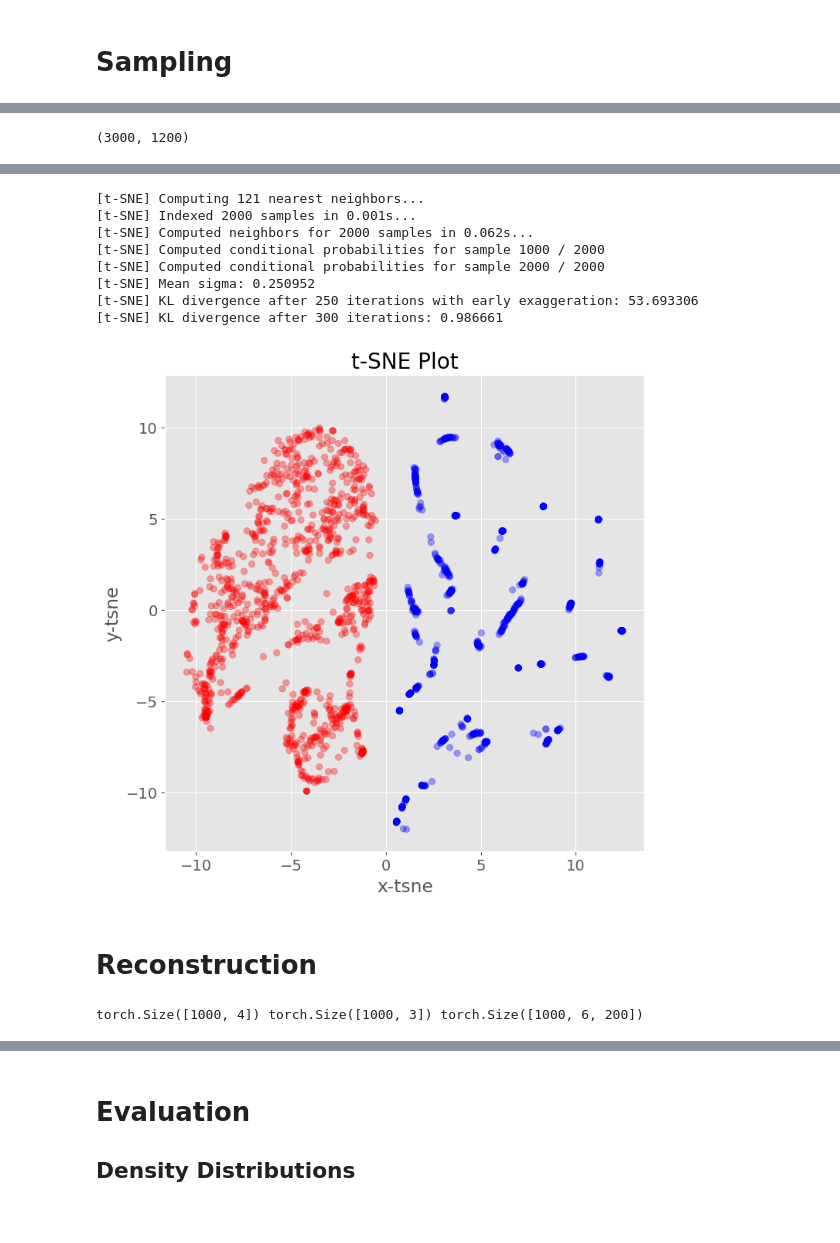
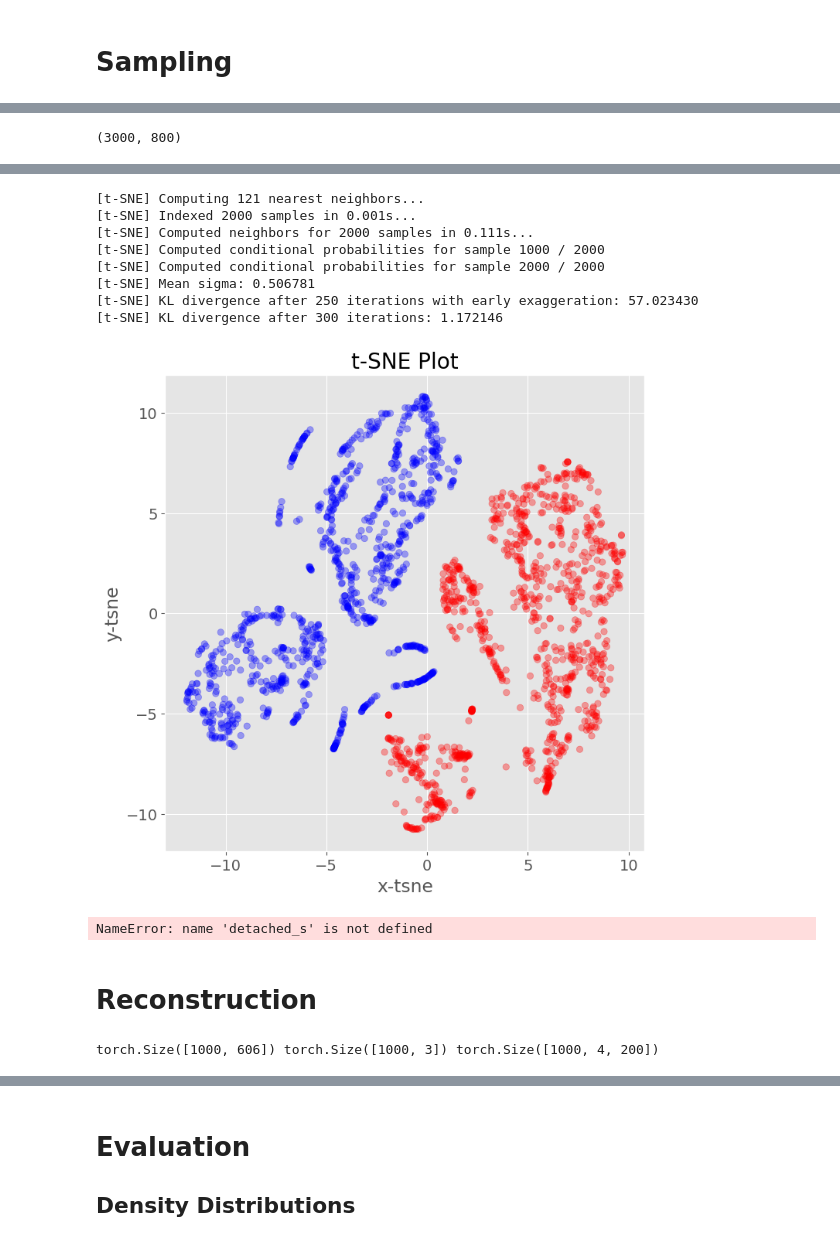
Before and after one commit to SynthAIr/DM_FM_Trajectories, a Jupyter notebook: src/generate_jupiter.ipynb, the cells around one changed output, grey strips where cells are left out. Cells and saved outputs as stored; diff of their text form; code cells hidden in the pictures.

Commit message:
Fixed altitude preprocessing error and added time-series evalutation to pipeline

```diff
--- a/src/generate_jupiter.ipynb
+++ b/src/generate_jupiter.ipynb
@@ -215,7 +215,7 @@ def plot_from_array(t):
 
 # Assuming 'samples' is a list of tensors generated by model.sample
 # Detach and stack samples into a single tensor
-detached_samples = detach_to_tensor(samples).reshape(-1, 6, 200)
+detached_samples = detach_to_tensor(samples).reshape(-1, 4, 200)
 
 # Confirm detached_samples is a tensor and ready for use
 print("Detached samples tensor shape:", detached_samples.shape)
@@ -320,9 +320,9 @@ def data_diversity(ori_data, generated_data, analysis, average_dimension='sequen
     plt.show()
 
 print(decoded.shape)
-data_diversity(dataset[:3000][0][:,:2,:], reco_x.reshape(3000, 6, 200)[:,:2,:], 'PCA', 'sequence')
-data_diversity(dataset[:3000][0][:,:2,:], reco_x.reshape(3000, 6, 200)[:,:2,:], 'PCA', 'samples')
-data_diversity(dataset[:3000][0][:,:2,:], reco_x.reshape(3000, 6, 200)[:,:2,:], 'PCA')
-data_diversity(dataset[:3000][0][:,:2,:], reco_x.reshape(3000, 6, 200)[:,:2,:], 't-SNE')
+data_diversity(dataset[:3000][0][:,:2,:], reco_x.reshape(3000, 4, 200)[:,:2,:], 'PCA', 'sequence')
+data_diversity(dataset[:3000][0][:,:2,:], reco_x.reshape(3000, 4, 200)[:,:2,:], 'PCA', 'samples')
+data_diversity(dataset[:3000][0][:,:2,:], reco_x.reshape(3000, 4, 200)[:,:2,:], 'PCA')
+data_diversity(dataset[:3000][0][:,:2,:], reco_x.reshape(3000, 4, 200)[:,:2,:], 't-SNE')
 # %% [output]
-(3000, 1200)
+(3000, 800)
@@ -332,12 +332,12 @@ data_diversity(dataset[:3000][0][:,:2,:], reco_x.reshape(3000, 6, 200)[:,:2,:],
 [t-SNE] Computing 121 nearest neighbors...
 [t-SNE] Indexed 2000 samples in 0.001s...
-[t-SNE] Computed neighbors for 2000 samples in 0.062s...
+[t-SNE] Computed neighbors for 2000 samples in 0.111s...
 [t-SNE] Computed conditional probabilities for sample 1000 / 2000
 [t-SNE] Computed conditional probabilities for sample 2000 / 2000
-[t-SNE] Mean sigma: 0.250952
-[t-SNE] KL divergence after 250 iterations with early exaggeration: 53.693306
-[t-SNE] KL divergence after 300 iterations: 0.986661
+[t-SNE] Mean sigma: 0.506781
+[t-SNE] KL divergence after 250 iterations with early exaggeration: 57.023430
+[t-SNE] KL divergence after 300 iterations: 1.172146
-[figure, old version]
+[figure, new version]
 # %%
 import pandas as pd
 from sklearn.preprocessing import MinMaxScaler
@@ -367,7 +367,7 @@ def plot_from_array(data):
     plt.show()
 
 scaler = dataset.scaler
-print(detached_s.shape)
+#print(detached_s.shape)
 
 detached_w = detached_s.transpose(0, 2, 1).reshape(detached_s.shape[0], -1)
 detached_w = scaler.inverse_transform(detached_w).reshape(100, -1, 4)
@@ -376,6 +376,8 @@ detached_w = scaler.inverse_transform(detached_w).reshape(100, -1, 4)
 print(detached_w.shape)
 
 plot_from_array(detached_w[:1, :, :2])
+# %% [output]
+NameError: name 'detached_s' is not defined
 # %%
 """for i in steps:
     scaler = dataset.scaler
@@ -433,7 +435,7 @@ n = 1000
 rnd = np.random.randint(0, len(dataset), (n))
 X2, con, cat, grid = dataset[rnd]
 grid = grid.to("cuda")
-X_ = X2.reshape(n, 6, -1).to("cuda")
+X_ = X2.reshape(n, 4, -1).to("cuda")
 con_ = con.reshape(n, -1)
 cat_ = cat.reshape(n, -1)
 print(con.shape, cat.shape, X_.shape)
@@ -441,7 +443,7 @@ print(con.shape, cat.shape, X_.shape)
 x_rec, steps = model.reconstruct(X_, con_, cat_, grid)
 #print(cat.unique(), con)
 # %% [output]
-torch.Size([1000, 4]) torch.Size([1000, 3]) torch.Size([1000, 6, 200])
+torch.Size([1000, 606]) torch.Size([1000, 3]) torch.Size([1000, 4, 200])
 # %%
 print(X_.shape, x_rec.shape)
 import numpy as np
```
Also changed, not shown: parts of 10 cells of this notebook, 7 other files.
